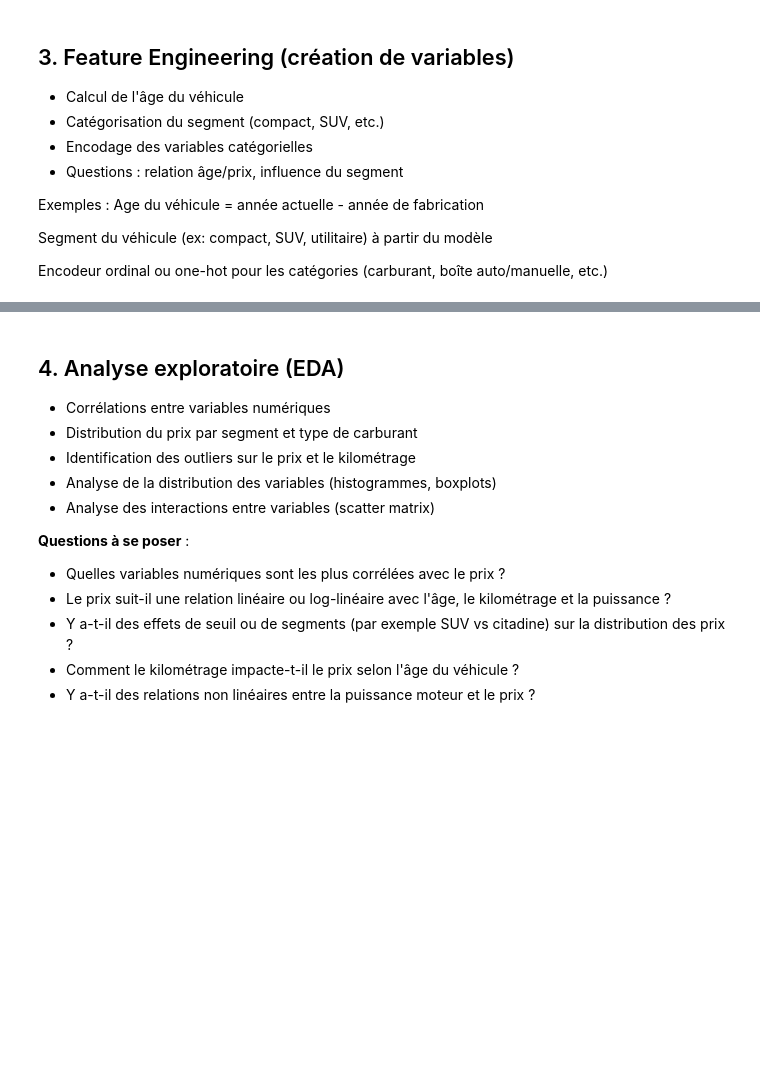
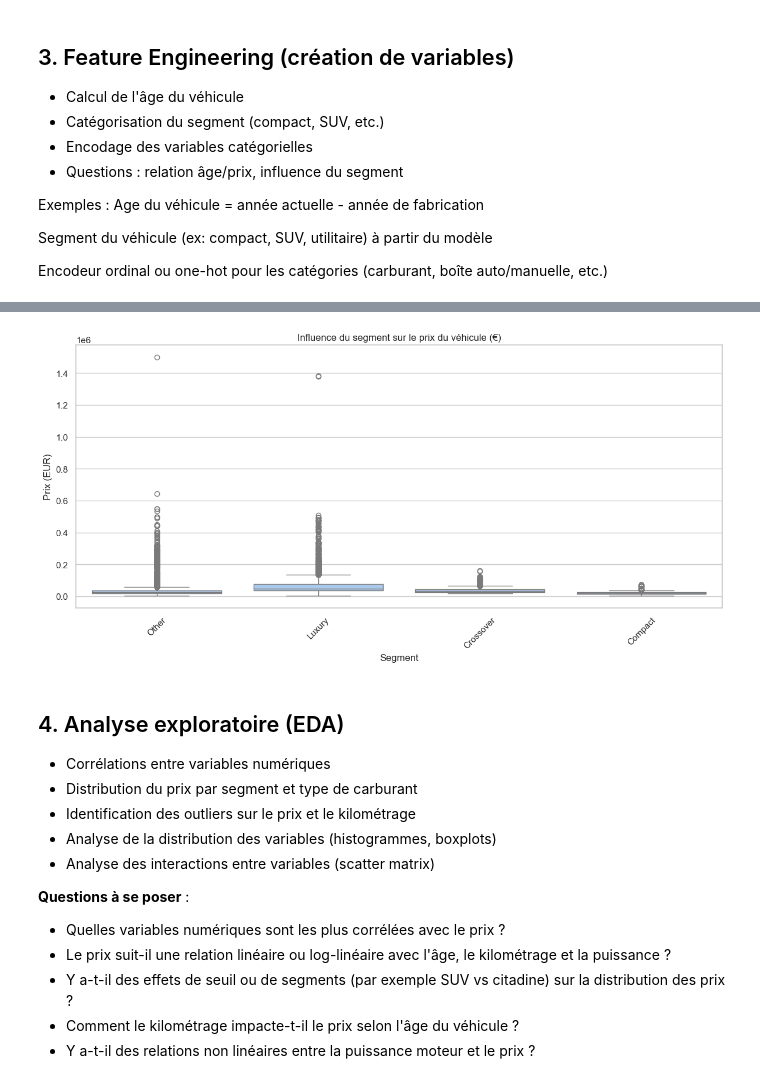
Before and after one commit to cyndikap/Vehicule, a Jupyter notebook: mini_projet/mini-projet.ipynb, the cells around one changed output, grey strips where cells are left out. Drawn from its saved outputs; the diff is of its cells as text; code cells hidden in the pictures; blank space fills up the shorter version.

```diff
--- a/mini_projet/mini-projet.ipynb
+++ b/mini_projet/mini-projet.ipynb
@@ -364,0 +542,23 @@ Encodeur ordinal ou one-hot pour les catégories (carburant, boîte auto/manuell
+# %%
+def extract_segment(market):
+    if pd.isnull(market):
+        return "Unknown"
+    market = market.lower()
+    if "suv" in market:
+        return "SUV"
+    elif "crossover" in market:
+        return "Crossover"
+    elif "wagon" in market or "hatchback" in market:
+        return "Compact"
+    elif "convertible" in market or "coupe" in market:
+        return "Sport"
+    elif "luxury" in market:
+        return "Luxury"
+    elif "van" in market or "minivan" in market:
+        return "Van"
+    elif "truck" in market:
+        return "Truck"
+    else:
+        return "Other"
+
+df_cleaned["Segment"] = df_cleaned["Market Category"].apply(extract_segment)
@@ -365,3 +576,16 @@ Encodeur ordinal ou one-hot pour les catégories (carburant, boîte auto/manuell
+# %%
+         #VISUALISATION
+
+plt.figure(figsize=(12, 6))
+sns.boxplot(data=df_cleaned, x='Segment', y='MSRP', order=df_cleaned['Segment'].value_counts().index)
+plt.title("Influence du segment sur le prix du véhicule (€)")
+plt.xlabel("Segment")
+plt.ylabel("Prix (EUR)")
+plt.xticks(rotation=45)
+plt.tight_layout()
+plt.show()
+# %% [output]
+[figure, added]
 # %% [markdown]
 ## 4. Analyse exploratoire (EDA)
 - Corrélations entre variables numériques
```
Also changed, not shown: parts of 38 cells of this notebook.
